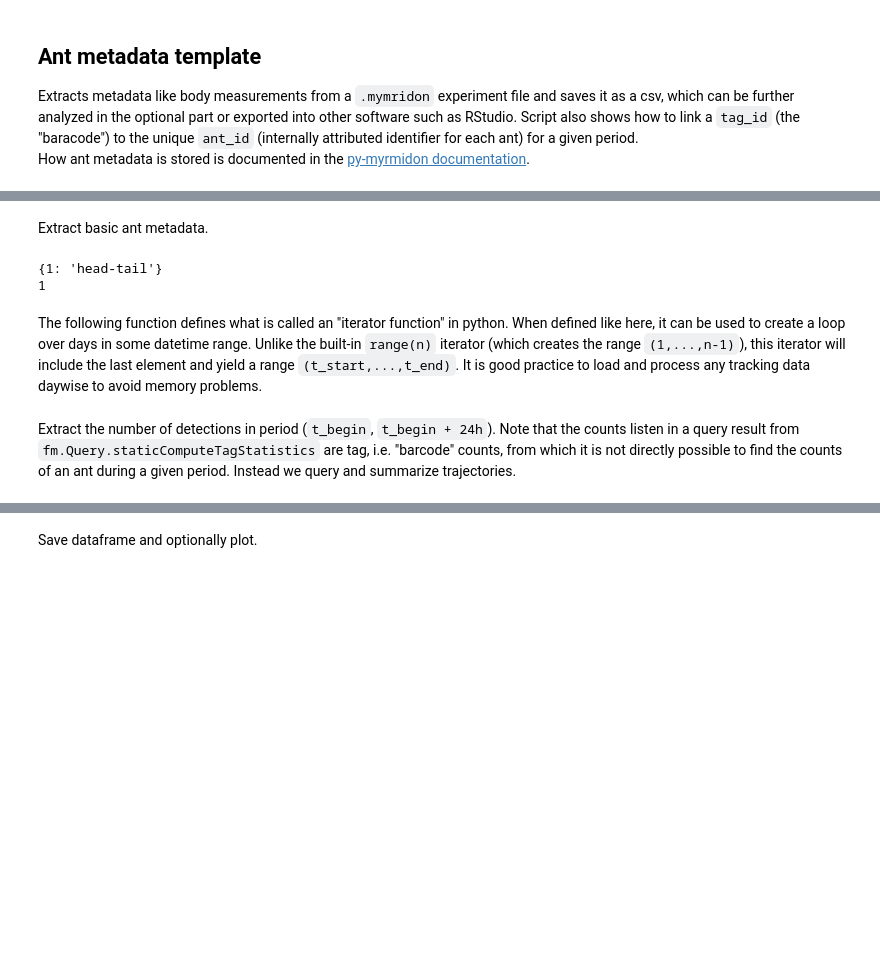
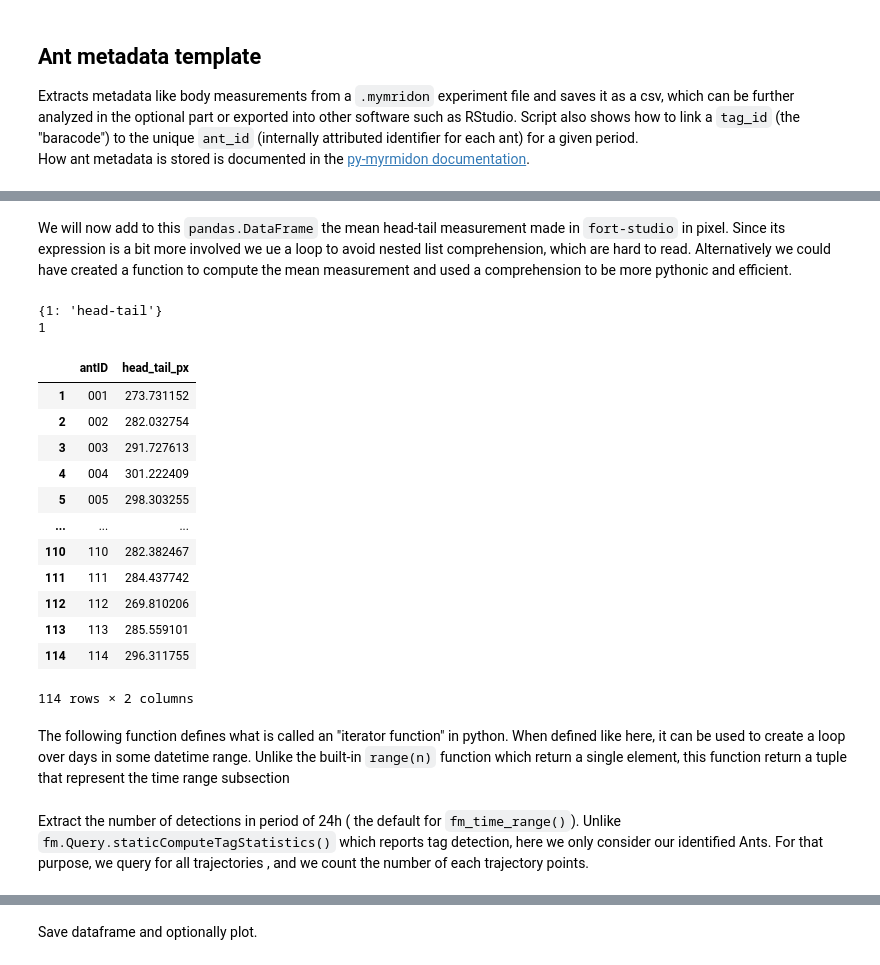
Before and after one commit to EbiAG/fort-myrmidon-analysis, a Jupyter notebook: 01_ant_metadata.ipynb, the cells around one changed output, grey strips where cells are left out. Saved outputs shown, nothing was run; the diff lists cells and outputs as text; code cells hidden in the pictures; blank space fills up the shorter version.

````diff
--- a/01_ant_metadata.ipynb
+++ b/01_ant_metadata.ipynb
@@ -19,6 +37,8 @@
 # %%
-df_metadata = pd.DataFrame(index=exp.Ants)
-df_metadata["tag_id"] = np.nan
-for ant in exp.Ants:
-    # exp.Ants is a python dictionary containing fm.ant objects
-    df_metadata.loc[ant, "tag_id"] = exp.Ants[ant].IdentifiedAt(fm.Time(t_start))
+df_metadata = pd.DataFrame(
+    data = {
+        'antID': [fm.FormatAntID(a.ID) for a in experiment.Ants.values()],
+    },
+    index = experiment.Ants,
+)
+df_metadata # pretty print the dataframe to the notebook
@@ -25,18 +59,34 @@ for ant in exp.Ants:
 # %% [markdown]
-Extract basic ant metadata.
+We will now add to this `pandas.DataFrame` the mean head-tail measurement made in `fort-studio` in pixel. Since its expression is a bit more involved we ue a loop to avoid nested list comprehension, which are hard to read. Alternatively we could have created a function to compute the mean measurement and used a comprehension to be more pythonic and efficient.
 # %%
-print(exp.MeasurementTypeNames)  # Returns a dictionary with {integer_id: name} of a body measurement
-print(exp.HEAD_TAIL_MEASUREMENT_TYPE_ID)  # Returns the integer_id of the mandatory head-tail measurement
+print(experiment.MeasurementTypeNames)  # Returns a dictionary with {integer_id: name} of a body measurement
+print(experiment.HEAD_TAIL_MEASUREMENT_TYPE_ID)  # Returns the integer_id of the mandatory head-tail measurement
 
 df_metadata["head_tail_px"] = np.nan
-for ant in exp.Ants:
-    head_tail_pixels = fm.Query.ComputeMeasurementFor(experiment=exp,
+for ant in experiment.Ants:
+    head_tail_pixels = fm.Query.ComputeMeasurementFor(experiment=experiment,
                                                       antID=ant,
-                                                      measurementTypeID=exp.HEAD_TAIL_MEASUREMENT_TYPE_ID)
-    df_metadata.loc[ant, "head_tail_px"] = head_tail_pixels[0].LengthPixel
+                                                      measurementTypeID=experiment.HEAD_TAIL_MEASUREMENT_TYPE_ID)
+    # this query return an array of measurements, we take the mean of all of them if it exists
+    if head_tail_pixels:
+        df_metadata.loc[ant, "head_tail_px"] = np.mean([m.LengthPixel for m in head_tail_pixels])
+df_metadata
 # %% [output]
 {1: 'head-tail'}
 1
+|  | antID | head_tail_px |
+| 1 | 001 | 273.731152 |
+| 2 | 002 | 282.032754 |
+| 3 | 003 | 291.727613 |
+| 4 | 004 | 301.222409 |
+| 5 | 005 | 298.303255 |
+| ... | ... | ... |
+| 110 | 110 | 282.382467 |
+| 111 | 111 | 284.437742 |
+| 112 | 112 | 269.810206 |
+| 113 | 113 | 285.559101 |
+| 114 | 114 | 296.311755 |
+114 rows × 2 columns
 # %% [markdown]
-The following function defines what is called an "iterator function" in python. When defined like here, it can be used to create a loop over days in some datetime range. Unlike the built-in ```range(n)``` iterator (which creates the range ```(1,...,n-1)```), this iterator will include the last element and yield a range ```(t_start,...,t_end)```. It is good practice to load and process any tracking data daywise to avoid memory problems.
+The following function defines what is called an "iterator function" in python. When defined like here, it can be used to create a loop over days in some datetime range. Unlike the built-in `range(n)` function which return a single element, this function return a tuple that represent the time range subsection
 # %%
@@ -46,4 +113,4 @@ def fm_time_range(start_datetime, end_datetime):
 # %% [markdown]
-Extract the number of detections in period (```t_begin```, ```t_begin + 24h```). Note that the counts listen in a query result from ```fm.Query.staticComputeTagStatistics``` are tag, i.e. "barcode" counts, from which it is not directly possible to find the counts of an ant during a given period. Instead we query and summarize trajectories.
+Extract the number of detections in period of 24h ( the default for `fm_time_range()`). Unlike ```fm.Query.staticComputeTagStatistics()```  which reports tag detection, here we only consider our identified Ants. For that purpose, we query for all trajectories , and we count the number of each trajectory points.
 # %%
 df_metadata["counts"] = 0
````
Also changed, not shown: parts of 15 cells of this notebook, 2 other files.
